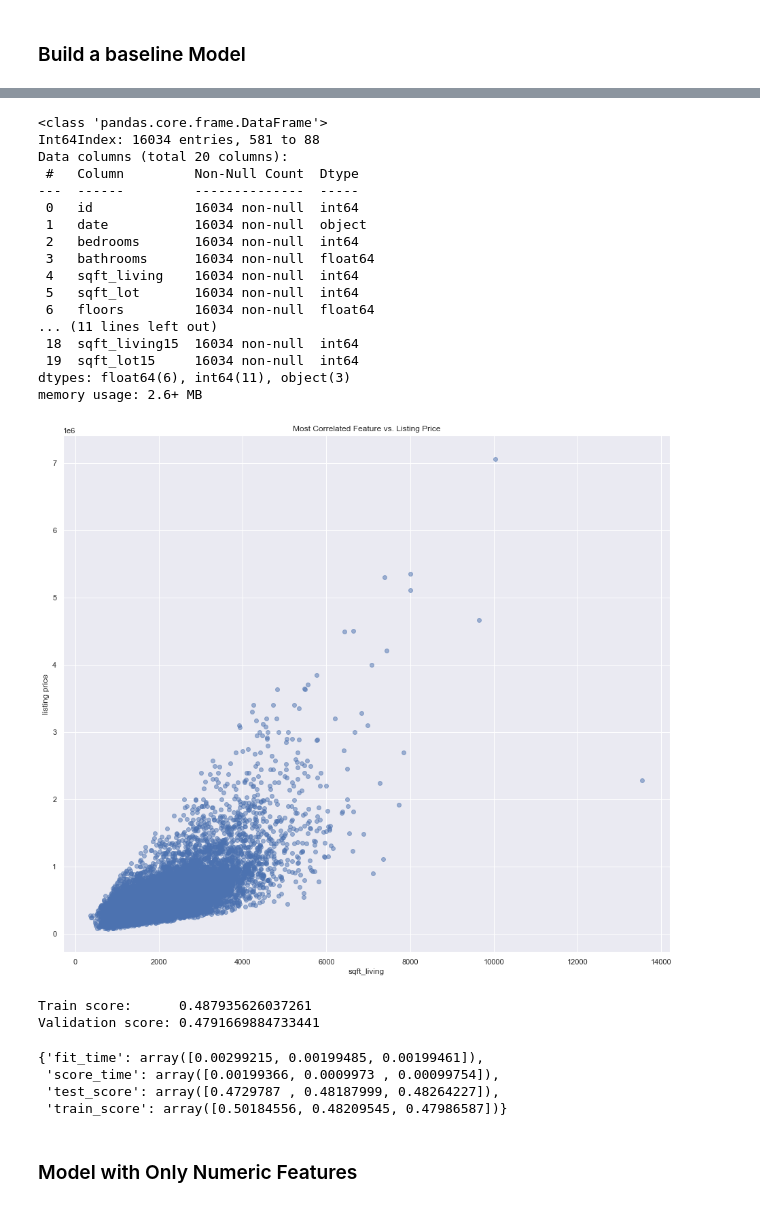
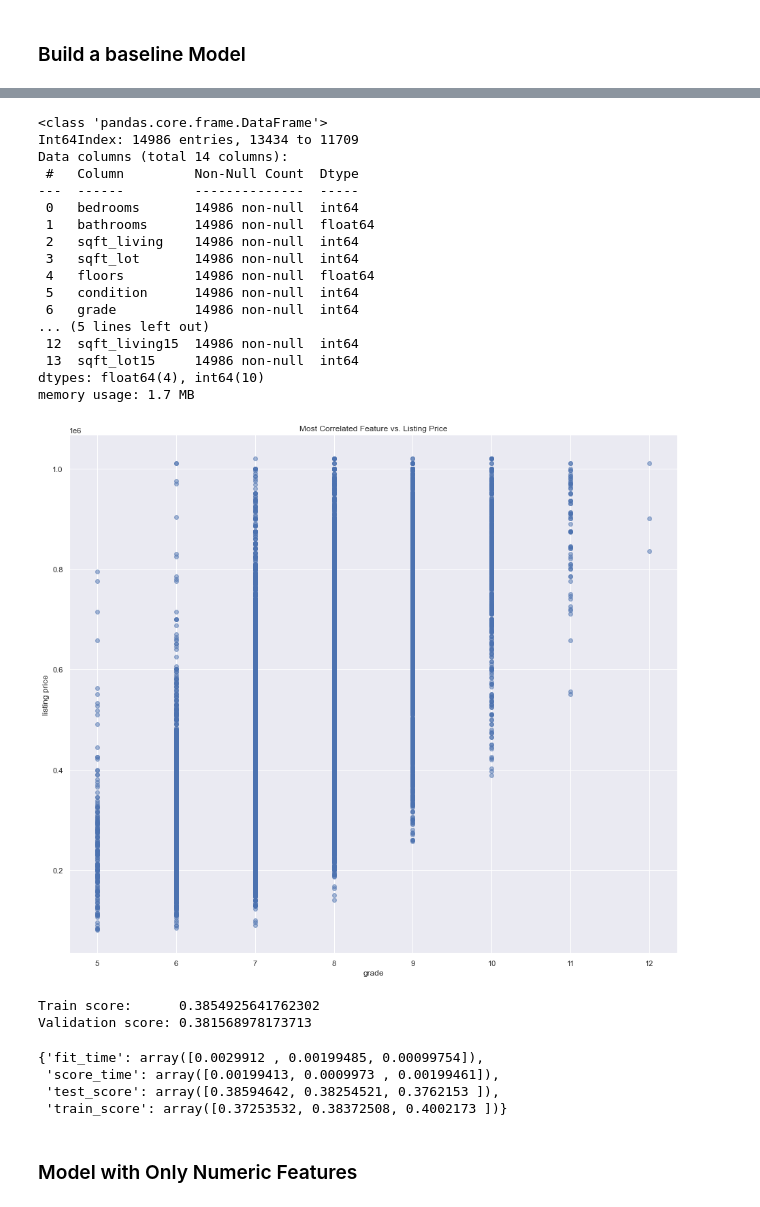
Before and after one commit to anguyen61191/NorthWestCountyProject, a Jupyter notebook: Julian_Notebook.ipynb, the cells around one changed output, grey strips where cells are left out. Drawn from its saved outputs; the diff is of its cells as text; code cells hidden in the pictures.

```diff
--- a/Julian_Notebook.ipynb
+++ b/Julian_Notebook.ipynb
@@ -293,0 +315,3 @@ memory usage: 3.6+ MB
+# %%
+df_copy = df_copy.drop(['sqft_basement', 'yr_renovated', 'id', 'date', 'waterfront', 'view'], axis=1)
+df_copy
@@ -293,0 +350,10 @@ memory usage: 3.6+ MB
+# %%
+q3, q1 = np.percentile(df_copy['price'], [75, 25])
+q3, q1
+iqr = q3-q1
+
+lower_limit = df_copy['price'].mean()- (iqr*1.5)
+
+upper_limit = df_copy['price'].mean()+ (iqr*1.5)
+
+lower_limit, upper_limit
@@ -293,0 +362,2 @@ memory usage: 3.6+ MB
+# %%
+df_copy = df_copy[df_copy['price'] < upper_limit]
@@ -293,0 +384,14 @@ memory usage: 3.6+ MB
+# %%
+df_copy = df_copy.reset_index()
+encoder = OneHotEncoder()
+# apply on df
+# color_1hot = encoder.fit_transform(df_clean["zipcode"].values.reshape(-1,1))
+# color_1hot_df = pd.DataFrame(color_1hot.toarray())
+# df_clean = pd.concat([df_clean.drop('zipcode', axis = 1), color_1hot_df], axis = 1)
+zipcode_trans = encoder.fit_transform(df['zipcode'].values.reshape(-1,1))
+zipcode_trans.todense()
+encoder.get_feature_names()
+zipcode_df =pd.DataFrame(zipcode_trans.todense(), columns = encoder.get_feature_names())
+zipcode_df
+df_copy = df_copy.join(zipcode_df)
+df_copy
@@ -380,22 +525,22 @@ Name: price, dtype: float64
 x_train.info()
 # %% [output]
 <class 'pandas.core.frame.DataFrame'>
-Int64Index: 16034 entries, 581 to 88
-Data columns (total 20 columns):
+Int64Index: 14986 entries, 13434 to 11709
+Data columns (total 14 columns):
  #   Column         Non-Null Count  Dtype
 ---  ------         --------------  -----
- 0   id             16034 non-null  int64
- 1   date           16034 non-null  object
- 2   bedrooms       16034 non-null  int64
- 3   bathrooms      16034 non-null  float64
- 4   sqft_living    16034 non-null  int64
- 5   sqft_lot       16034 non-null  int64
- 6   floors         16034 non-null  float64
-... (11 lines left out)
- 18  sqft_living15  16034 non-null  int64
- 19  sqft_lot15     16034 non-null  int64
-dtypes: float64(6), int64(11), object(3)
-memory usage: 2.6+ MB
+ 0   bedrooms       14986 non-null  int64
+ 1   bathrooms      14986 non-null  float64
+ 2   sqft_living    14986 non-null  int64
+ 3   sqft_lot       14986 non-null  int64
+ 4   floors         14986 non-null  float64
+ 5   condition      14986 non-null  int64
+ 6   grade          14986 non-null  int64
+... (5 lines left out)
+ 12  sqft_living15  14986 non-null  int64
+ 13  sqft_lot15     14986 non-null  int64
+dtypes: float64(4), int64(10)
+memory usage: 1.7 MB
 # %%
 # house_preds = df[['sqft_living', 'sqft_above', 'sqft_living15', 'bathrooms']]
 # house_target = df['price']
@@ -403,15 +548,15 @@ memory usage: 2.6+ MB
 # lr.score(house_preds, house_target)
 # ## multicollinear problem as 0.88, 0.76, 0.76 are pretty high
 # %%
-most_correlated_feature = "sqft_living"
+most_correlated_feature = "grade"
 
 fig, ax = plt.subplots()
 ax.scatter(x_train[most_correlated_feature], y_train, alpha=0.5)
 ax.set_xlabel(most_correlated_feature)
 ax.set_ylabel("listing price")
 ax.set_title("Most Correlated Feature vs. Listing Price");
 # %% [output]
-[figure, old version]
+[figure, new version]
 # %%
 baseline_model = LinearRegression()
 # %%
@@ -430,15 +575,15 @@ baseline_scores = cross_validate(
 print("Train score:     ", baseline_scores["train_score"].mean())
 print("Validation score:", baseline_scores["test_score"].mean())
 # %% [output]
-Train score:      0.487935626037261
-Validation score: 0.4791669884733441
+Train score:      0.3854925641762302
+Validation score: 0.381568978173713
 # %%
 baseline_scores
 # %% [output]
-{'fit_time': array([0.00299215, 0.00199485, 0.00199461]),
- 'score_time': array([0.00199366, 0.0009973 , 0.00099754]),
- 'test_score': array([0.4729787 , 0.48187999, 0.48264227]),
- 'train_score': array([0.50184556, 0.48209545, 0.47986587])}
+{'fit_time': array([0.0029912 , 0.00199485, 0.00099754]),
+ 'score_time': array([0.00199413, 0.0009973 , 0.00199461]),
+ 'test_score': array([0.38594642, 0.38254521, 0.3762153 ]),
+ 'train_score': array([0.37253532, 0.38372508, 0.4002173 ])}
 # %% [markdown]
 ### Model with Only Numeric Features
 # %%
```
Also changed, not shown: parts of 44 cells of this notebook.
